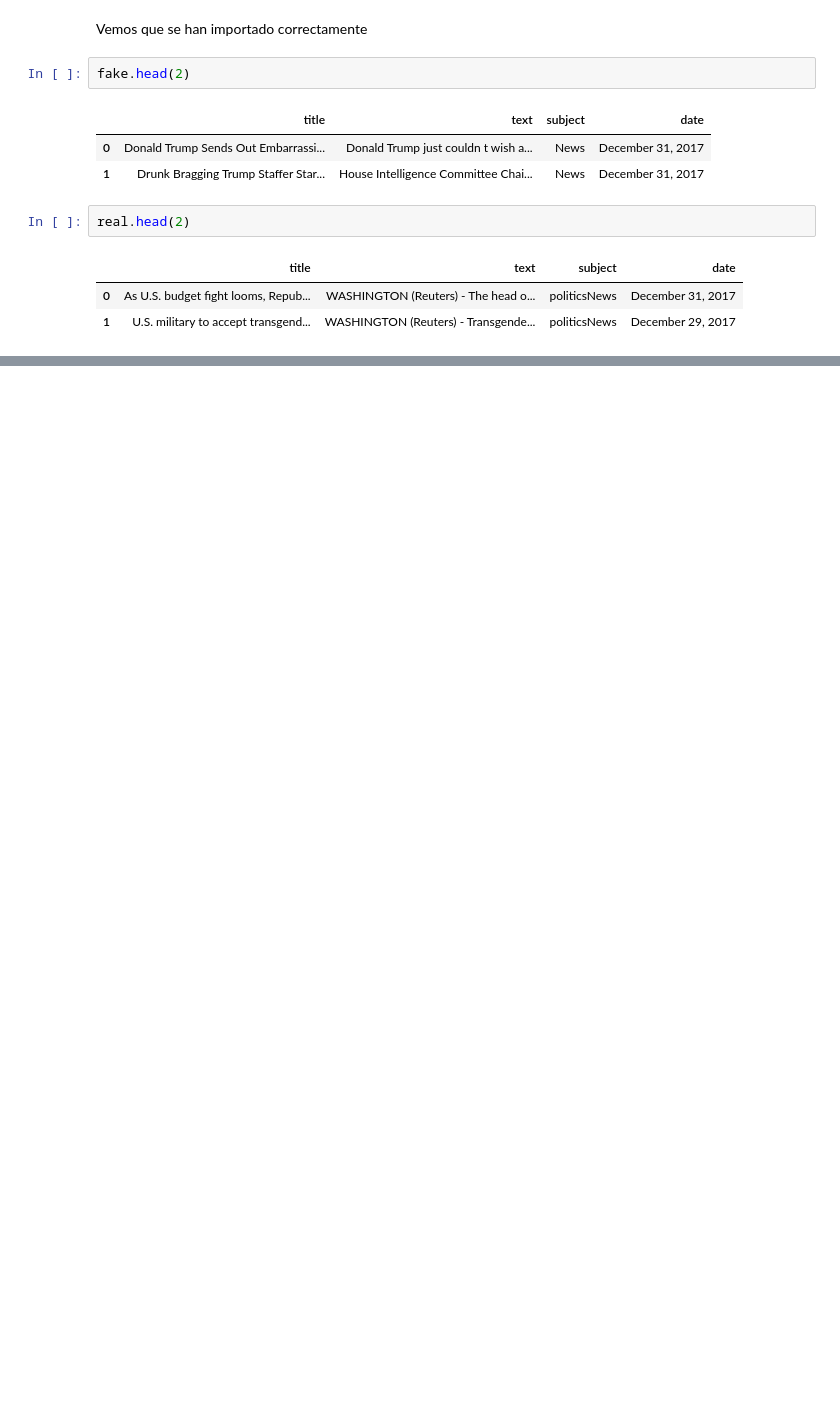
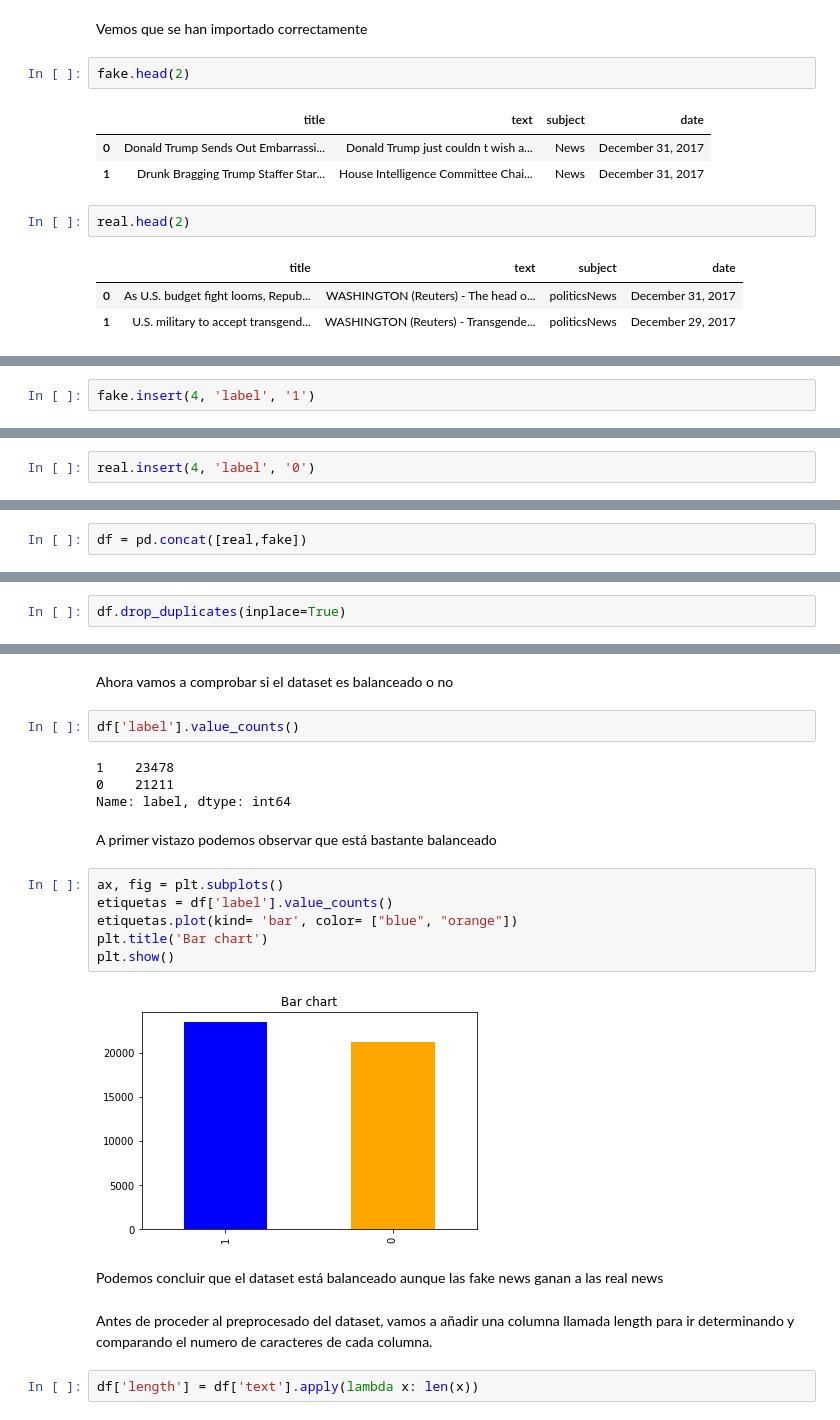
Before and after one commit to esterfb3397/fake-news-project-tfm, a Jupyter notebook: EDA.ipynb, the cells around one changed output, grey strips where cells are left out. Saved outputs shown, nothing was run; the diff lists cells and outputs as text; blank space fills up the shorter version.

```diff
--- a/EDA.ipynb
+++ b/EDA.ipynb
@@ -34,0 +40,2 @@ real.head(2)
+# %%
+fake.insert(4, 'label', '1')
@@ -34,0 +48,2 @@ real.head(2)
+# %%
+real.insert(4, 'label', '0')
@@ -34,0 +58,2 @@ real.head(2)
+# %%
+df = pd.concat([real,fake])
@@ -34,0 +87,2 @@ real.head(2)
+# %%
+df.drop_duplicates(inplace=True)
@@ -34,0 +104,24 @@ real.head(2)
+# %% [markdown]
+Ahora vamos a comprobar si el dataset es balanceado o no
+# %%
+df['label'].value_counts()
+# %% [output]
+1    23478
+0    21211
+Name: label, dtype: int64
+# %% [markdown]
+A primer vistazo podemos observar que está bastante balanceado
+# %%
+ax, fig = plt.subplots()
+etiquetas = df['label'].value_counts()
+etiquetas.plot(kind= 'bar', color= ["blue", "orange"])
+plt.title('Bar chart')
+plt.show()
+# %% [output]
+[figure, added]
+# %% [markdown]
+Podemos concluir que el dataset está balanceado aunque las fake news ganan a las real news
+# %% [markdown]
+Antes de proceder al preprocesado del dataset, vamos a añadir una columna llamada length para ir determinando y comparando el numero de caracteres de cada columna.
+# %%
+df['length'] = df['text'].apply(lambda x: len(x))
```
Also changed, not shown: parts of 24 cells of this notebook.
